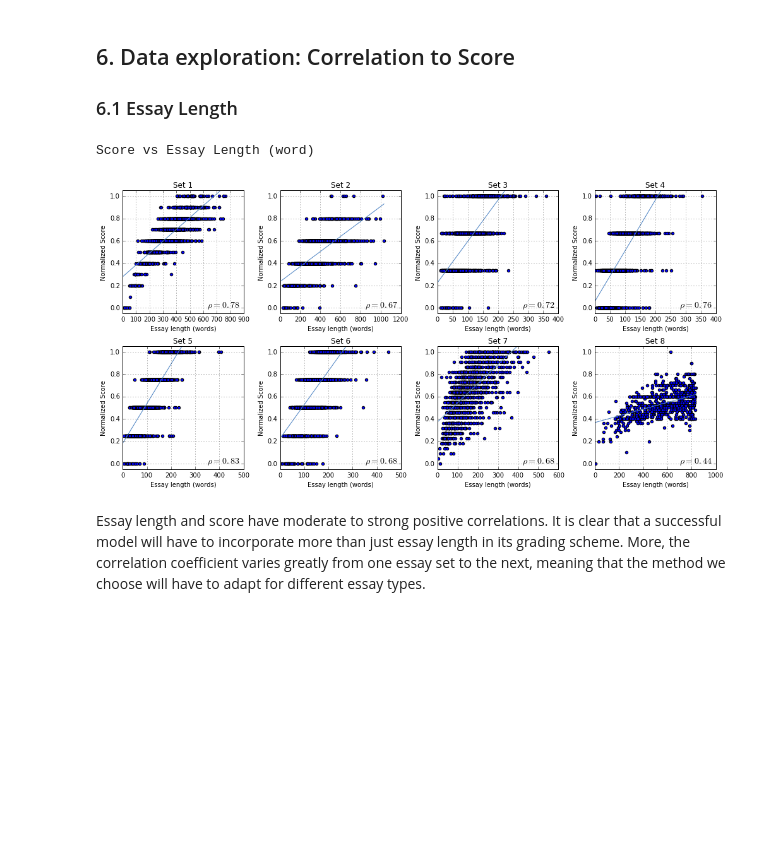
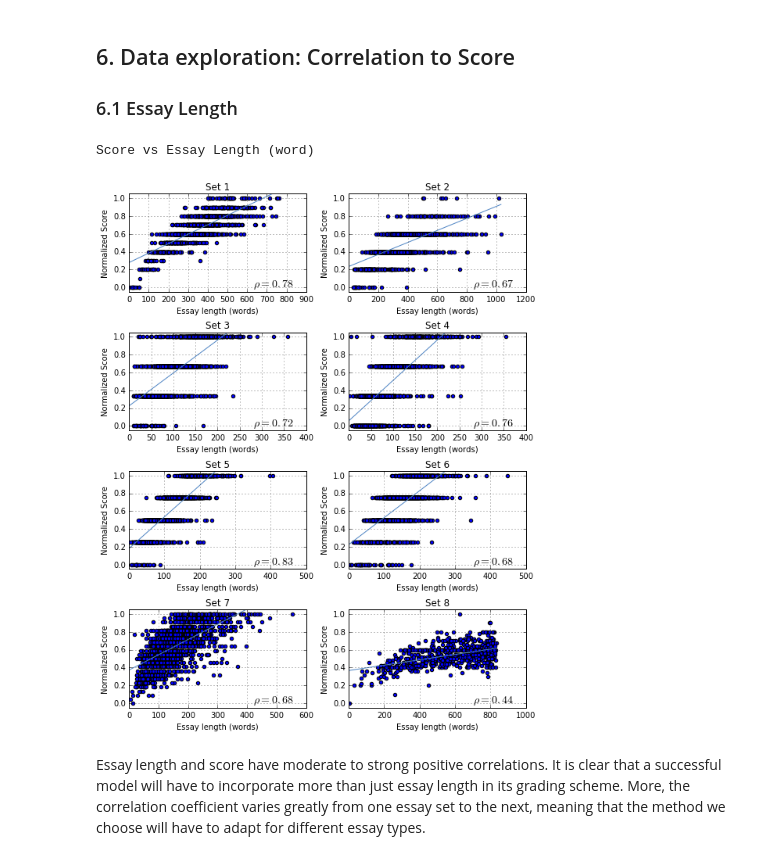
Before and after one commit to mihirchakradeo/Automatic-Essay-Grading-Website, a Jupyter notebook: data_exploration_prep.ipynb, the cells around one changed output. Cells and saved outputs as stored; diff of their text form; code cells hidden in the pictures; blank space fills up the shorter version.

```diff
--- a/data_exploration_prep.ipynb
+++ b/data_exploration_prep.ipynb
@@ -117,7 +157,7 @@ plt.show()
 # %% [markdown]
 ### 5.2 Score
 # %%
-fig = plt.figure(figsize=(8, 6))
+fig = plt.figure(figsize=(8, 8))
 
 bins = [11, 6, 4, 4, 5, 5, 20, 20]
 
@@ -144,4 +184,5 @@ for i in range(8):
 
 plt.tight_layout()
 plt.show()
+saveFigure(file_name='score_hist', fig=fig, fig_size=(8, 8), save_dir='figures')
 # %% [output]
@@ -153,39 +195,40 @@ plt.show()
 ### 6.1  Essay Length
 # %%
 print 'Score vs Essay Length (word)'
-fig = plt.figure(figsize=(14, 7))
+fig = plt.figure(figsize=(8, 10))
 for i in range(8):
     # List of essay lengths (word counts)
     word_count = X[i].sum(axis=1)
 
     # Plot Score vs Essay Length
-    ax = fig.add_subplot(2, 4, i+1)
+    ax = fig.add_subplot(4, 2, i+1)
     ax.scatter(word_count, Y[i])
 
     # Linear regression
     lin_reg = LinearRegression()
     lin_reg.fit(word_count, Y[i])
     a = lin_reg.coef_
     b = lin_reg.intercept_
     ax.plot([0, np.max(word_count)], [b, b+a*np.max(word_count)], color='#4E84C4', zorder=1)
 
     # Spearman's correlation for essay length and score
     rho = spearmanr(word_count, Y[i])[0]
     # Axis properties
     fontdict = {'fontsize':14}
     text = '$\\rho= %s$' % round(rho, 2)
     ax.text(0.7, 0.05, text, transform=ax.transAxes, fontdict=fontdict)
     ax.set_xlim(left=0)
     ax.set_ylim(bottom=-0.05, top=1.05)
     ax.set_title('Set %d' % (i+1))
     ax.set_xlabel('Essay length (words)')
     ax.set_ylabel('Normalized Score')
     ax.grid()
 plt.tight_layout()
 plt.show()
+saveFigure(file_name='corr_length', fig=fig, fig_size=(8, 10), save_dir='figures')
 # %% [output]
 Score vs Essay Length (word)
-[figure, old version]
+[figure, new version]
 # %% [markdown]
 Essay length and score have moderate to strong positive correlations. It is clear that a successful model will have to incorporate more than just essay length in its grading scheme. More, the correlation coefficient varies greatly from one essay set to the next, meaning that the method we choose will have to adapt for different essay types.
 # %% [markdown]
```
Also changed, not shown: parts of 3 cells of this notebook, 8 other files.
